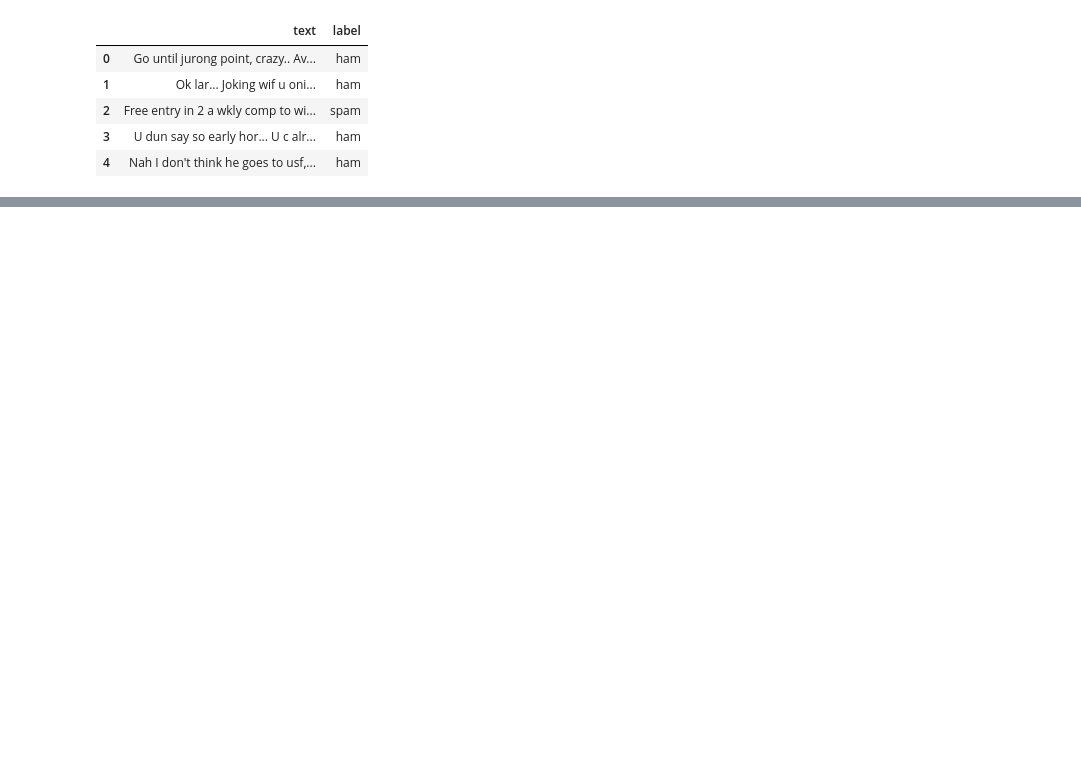
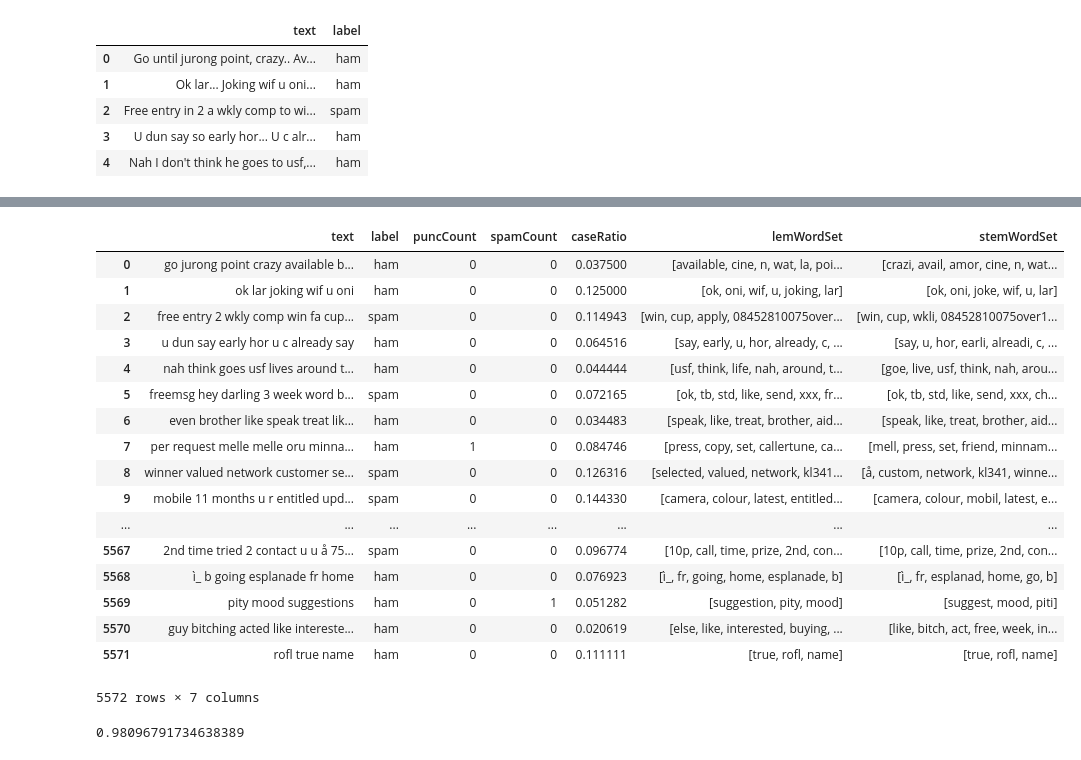
Before and after one commit to davidnyuan/SpamFilter, a Jupyter notebook: script.ipynb, the cells around one changed output, grey strips where cells are left out. Drawn from its saved outputs; the diff is of its cells as text; code cells hidden in the pictures; blank space fills up the shorter version.

Commit message:
Add basic NB pipeline

```diff
--- a/script.ipynb
+++ b/script.ipynb
@@ -112,0 +121,36 @@ spamDf.head()
+# %%
+# Turn our emails into strings so the sklearn vectorizer
+# can handle them
+spamDf["text"] = [" ".join(email) for email in spamDf["text"].values]
+X_train, X_test, y_train, y_test = train_test_split(spamDf["text"], spamDf["label"], test_size=0.33, random_state=42)
+# %%
+spamDf
+# %% [output]
+|  | text | label | puncCount | spamCount | caseRatio | lemWordSet | stemWordSet |
+| 0 | go jurong point crazy available b... | ham | 0 | 0 | 0.037500 | [available, cine, n, wat, la, poi... | [crazi, avail, amor, cine, n, wat... |
+| 1 | ok lar joking wif u oni | ham | 0 | 0 | 0.125000 | [ok, oni, wif, u, joking, lar] | [ok, oni, joke, wif, u, lar] |
+| 2 | free entry 2 wkly comp win fa cup... | spam | 0 | 0 | 0.114943 | [win, cup, apply, 08452810075over... | [win, cup, wkli, 08452810075over1... |
+| 3 | u dun say early hor u c already say | ham | 0 | 0 | 0.064516 | [say, early, u, hor, already, c, ... | [say, u, hor, earli, alreadi, c, ... |
+| 4 | nah think goes usf lives around t... | ham | 0 | 0 | 0.044444 | [usf, think, life, nah, around, t... | [goe, live, usf, think, nah, arou... |
+| 5 | freemsg hey darling 3 week word b... | spam | 0 | 0 | 0.072165 | [ok, tb, std, like, send, xxx, fr... | [ok, tb, std, like, send, xxx, ch... |
+| 6 | even brother like speak treat lik... | ham | 0 | 0 | 0.034483 | [speak, like, treat, brother, aid... | [speak, like, treat, brother, aid... |
+| 7 | per request melle melle oru minna... | ham | 1 | 0 | 0.084746 | [press, copy, set, callertune, ca... | [mell, press, set, friend, minnam... |
+| 8 | winner valued network customer se... | spam | 0 | 0 | 0.126316 | [selected, valued, network, kl341... | [å, custom, network, kl341, winne... |
+| 9 | mobile 11 months u r entitled upd... | spam | 0 | 0 | 0.144330 | [camera, colour, latest, entitled... | [camera, colour, mobil, latest, e... |
+| ... | ... | ... | ... | ... | ... | ... | ... |
+| 5567 | 2nd time tried 2 contact u u å 75... | spam | 0 | 0 | 0.096774 | [10p, call, time, prize, 2nd, con... | [10p, call, time, prize, 2nd, con... |
+| 5568 | ì_ b going esplanade fr home | ham | 0 | 0 | 0.076923 | [ì_, fr, going, home, esplanade, b] | [ì_, fr, esplanad, home, go, b] |
+| 5569 | pity mood suggestions | ham | 0 | 1 | 0.051282 | [suggestion, pity, mood] | [suggest, mood, piti] |
+| 5570 | guy bitching acted like intereste... | ham | 0 | 0 | 0.020619 | [else, like, interested, buying, ... | [like, bitch, act, free, week, in... |
+| 5571 | rofl true name | ham | 0 | 0 | 0.111111 | [true, rofl, name] | [true, rofl, name] |
+5572 rows × 7 columns
+# %%
+# Approach from: http://scikit-learn.org/stable/tutorial/text_analytics/working_with_text_data.html
+text_clf = Pipeline([("vect", CountVectorizer()), ("tfidf", TfidfTransformer()), ("clf", MultinomialNB()), ])
+parameters = {"vect__ngram_range": [(1, 1), (1, 2)], "tfidf__use_idf": (True, False), "clf__alpha": (1e-2, 1e-3), }
+gs_clf = GridSearchCV(text_clf, parameters, n_jobs= -1)
+gs_clf = gs_clf.fit(X_train, y_train)
+preds = gs_clf.predict(X_test)
+np.mean(preds == y_test)
+# %% [output]
+0.98096791734638389
```
Also changed, not shown: parts of 6 cells of this notebook.
